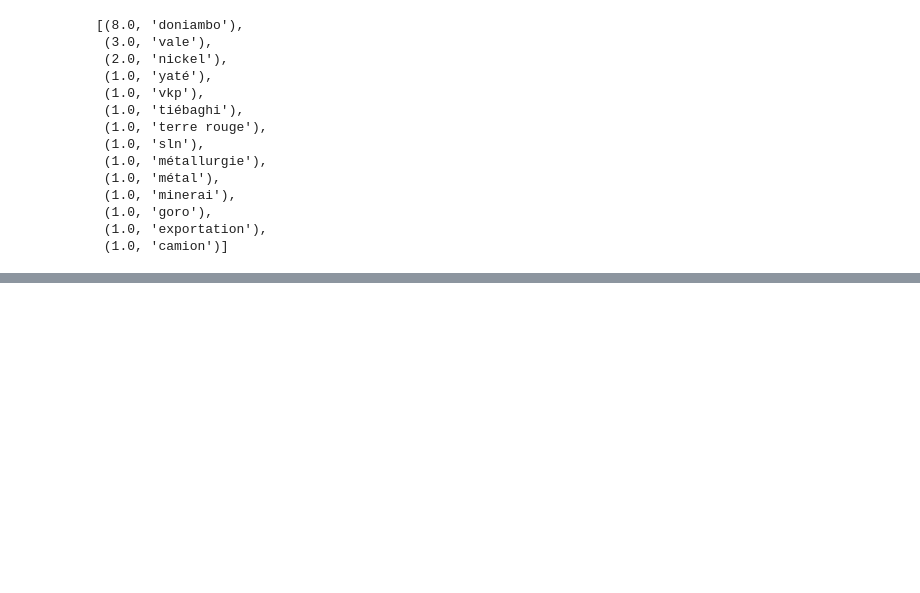
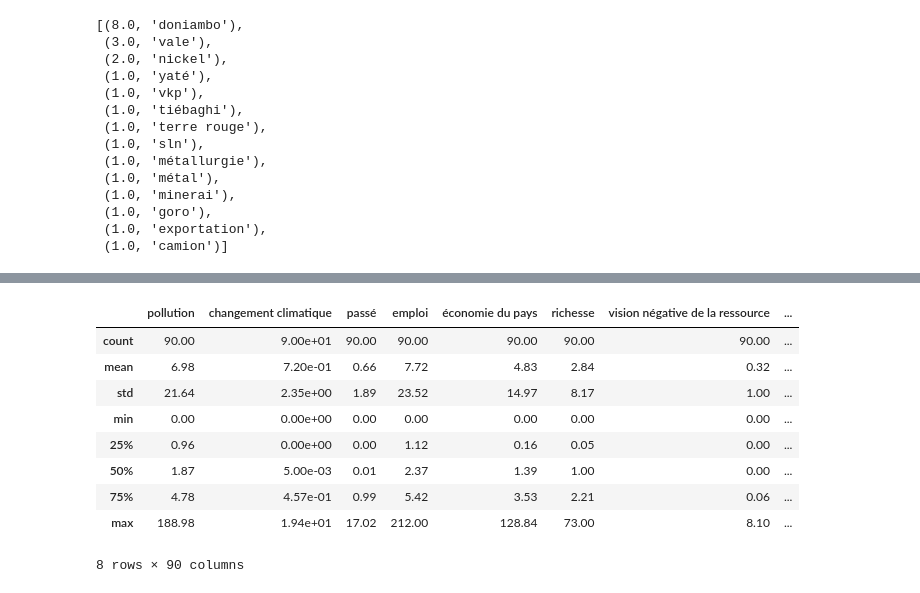
Before and after one commit to romulusFR/cnrt_cartes_cog, a Jupyter notebook: demo.ipynb, the cells around one changed output, grey strips where cells are left out. Cells and saved outputs as stored; diff of their text form; code cells hidden in the pictures; blank space fills up the shorter version.

```diff
--- a/demo.ipynb
+++ b/demo.ipynb
@@ -158,0 +207,13 @@ On a un matériel "classique", que l'on peut visualiser.
+# %%
+df.describe()
+# %% [output]
+|  | pollution | changement climatique | passé | emploi | économie du pays | richesse | vision négative de la ressource | ... |
+| count | 90.00 | 9.00e+01 | 90.00 | 90.00 | 90.00 | 90.00 | 90.00 | ... |
+| mean | 6.98 | 7.20e-01 | 0.66 | 7.72 | 4.83 | 2.84 | 0.32 | ... |
+| std | 21.64 | 2.35e+00 | 1.89 | 23.52 | 14.97 | 8.17 | 1.00 | ... |
+| min | 0.00 | 0.00e+00 | 0.00 | 0.00 | 0.00 | 0.00 | 0.00 | ... |
+| 25% | 0.96 | 0.00e+00 | 0.00 | 1.12 | 0.16 | 0.05 | 0.00 | ... |
+| 50% | 1.87 | 5.00e-03 | 0.01 | 2.37 | 1.39 | 1.00 | 0.00 | ... |
+| 75% | 4.78 | 4.57e-01 | 0.99 | 5.42 | 3.53 | 2.21 | 0.06 | ... |
+| max | 188.98 | 1.94e+01 | 17.02 | 212.00 | 128.84 | 73.00 | 8.10 | ... |
+8 rows × 90 columns
```
Also changed, not shown: parts of 22 cells of this notebook.
